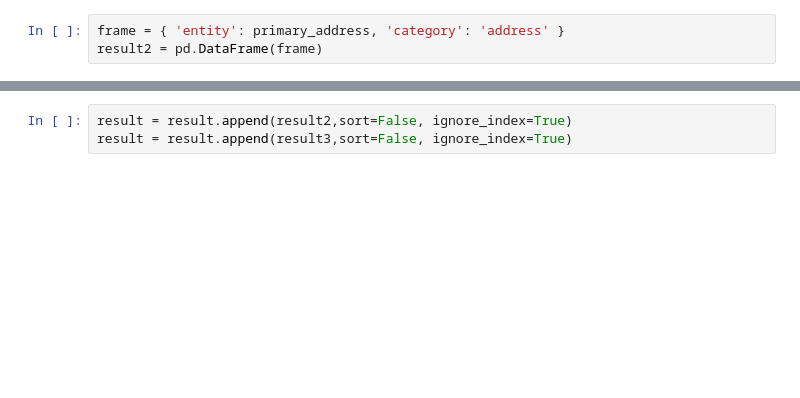
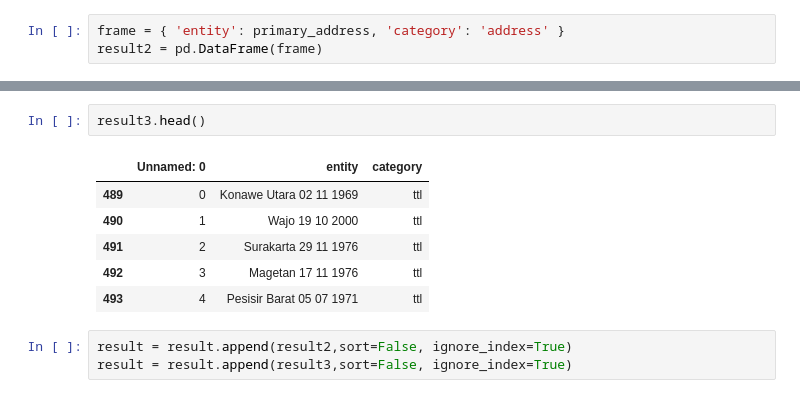
Before and after one commit to naufalihsan/tesseract, a Jupyter notebook: Text_Predicting.ipynb, the cells around one changed output, grey strips where cells are left out. Drawn from its saved outputs; the diff is of its cells as text; blank space fills up the shorter version.

```diff
--- a/Text_Predicting.ipynb
+++ b/Text_Predicting.ipynb
@@ -90,3 +69,12 @@ result3 = train.query('category == "ttl" or category == "card"')
+# %%
+result3.head()
+# %% [output]
+|  | Unnamed: 0 | entity | category |
+| 489 | 0 | Konawe Utara 02 11 1969 | ttl |
+| 490 | 1 | Wajo 19 10 2000 | ttl |
+| 491 | 2 | Surakarta 29 11 1976 | ttl |
+| 492 | 3 | Magetan 17 11 1976 | ttl |
+| 493 | 4 | Pesisir Barat 05 07 1971 | ttl |
 # %%
 result = result.append(result2,sort=False, ignore_index=True)
 result = result.append(result3,sort=False, ignore_index=True)
```
Also changed, not shown: parts of 34 cells of this notebook.
